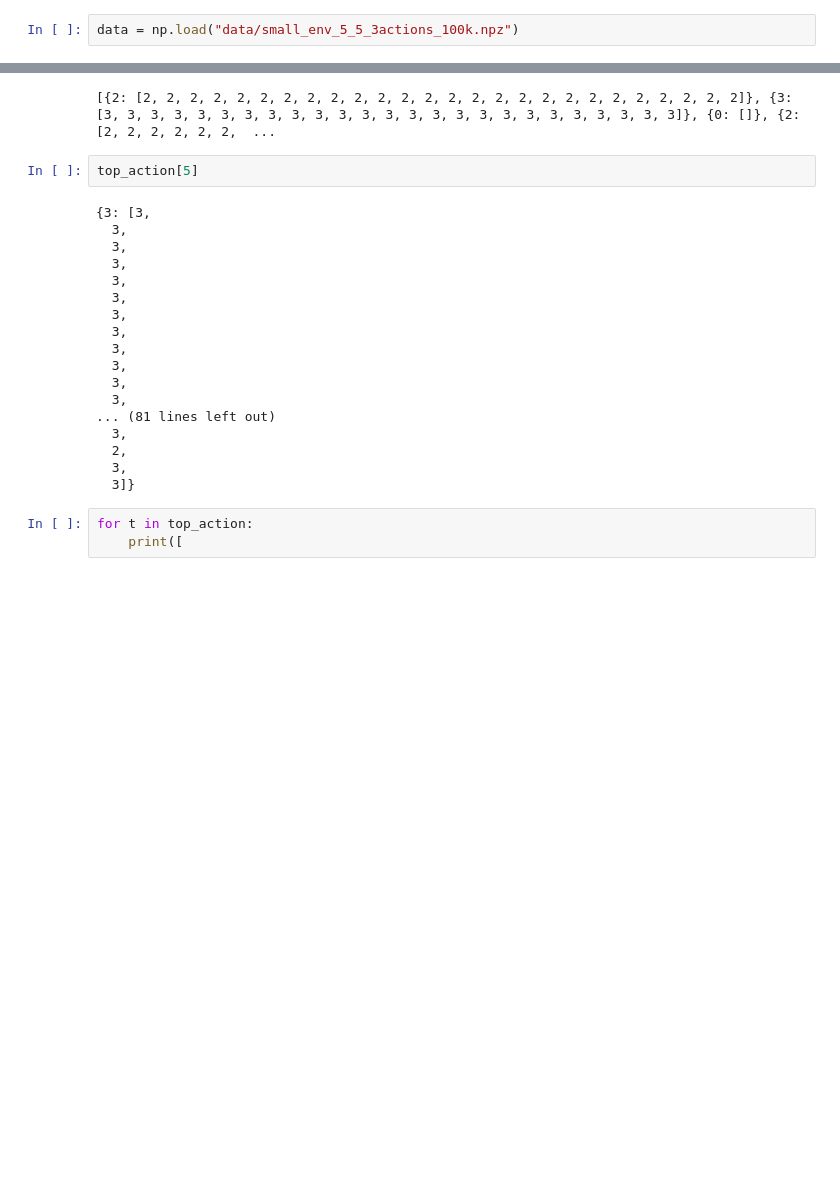
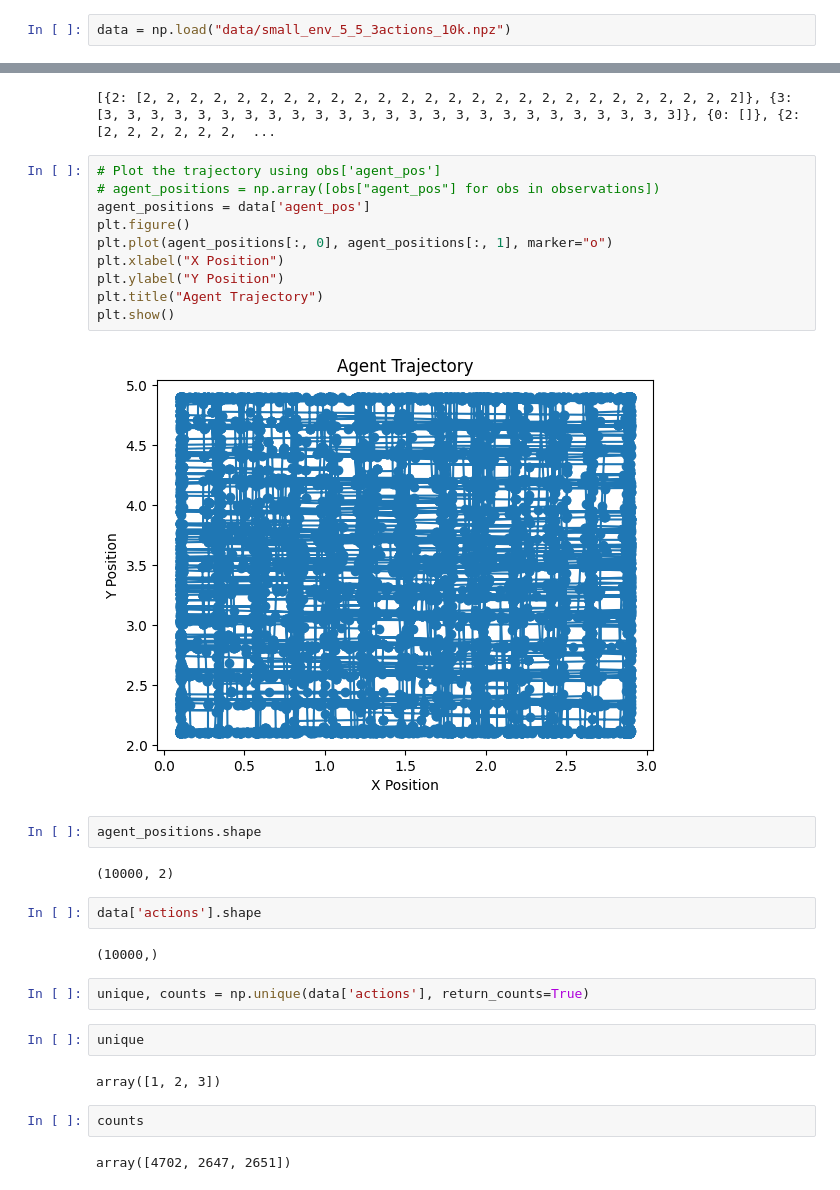
Before and after one commit to intuinno/memory-maze, a Jupyter notebook: explore_env.ipynb, the cells around one changed output, grey strips where cells are left out. Drawn from its saved outputs; the diff is of its cells as text; blank space fills up the shorter version.

```diff
--- a/explore_env.ipynb
+++ b/explore_env.ipynb
@@ -184,5 +201,5 @@ import numpy as np
 # %%
-data = np.load("data/small_env_5_5_3actions_100k.npz")
+data = np.load("data/small_env_5_5_3actions_10k.npz")
 # %%
 viewer = napari.view_image(data['top_image'])
 # %%
@@ -199,25 +216,32 @@ print(top_action)
 # %% [output]
 [{2: [2, 2, 2, 2, 2, 2, 2, 2, 2, 2, 2, 2, 2, 2, 2, 2, 2, 2, 2, 2, 2, 2, 2, 2, 2, 2]}, {3: [3, 3, 3, 3, 3, 3, 3, 3, 3, 3, 3, 3, 3, 3, 3, 3, 3, 3, 3, 3, 3, 3, 3, 3, 3]}, {0: []}, {2: [2, 2, 2, 2, 2, 2,  ...
 # %%
-top_action[5]
+# Plot the trajectory using obs['agent_pos']
+# agent_positions = np.array([obs["agent_pos"] for obs in observations])
+agent_positions = data['agent_pos']
+plt.figure()
+plt.plot(agent_positions[:, 0], agent_positions[:, 1], marker="o")
+plt.xlabel("X Position")
+plt.ylabel("Y Position")
+plt.title("Agent Trajectory")
+plt.show()
 # %% [output]
-{3: [3,
-  3,
-  3,
-  3,
-  3,
-  3,
-  3,
-  3,
-  3,
-  3,
-  3,
-  3,
-... (81 lines left out)
-  3,
-  2,
-  3,
-  3]}
+[figure, added]
 # %%
-for t in top_action:
-    print([
+agent_positions.shape
+# %% [output]
+(10000, 2)
+# %%
+data['actions'].shape
+# %% [output]
+(10000,)
+# %%
+unique, counts = np.unique(data['actions'], return_counts=True)
+# %%
+unique
+# %% [output]
+array([1, 2, 3])
+# %%
+counts
+# %% [output]
+array([4702, 2647, 2651])
```
Also changed, not shown: parts of 2 cells of this notebook, 4 other files.
